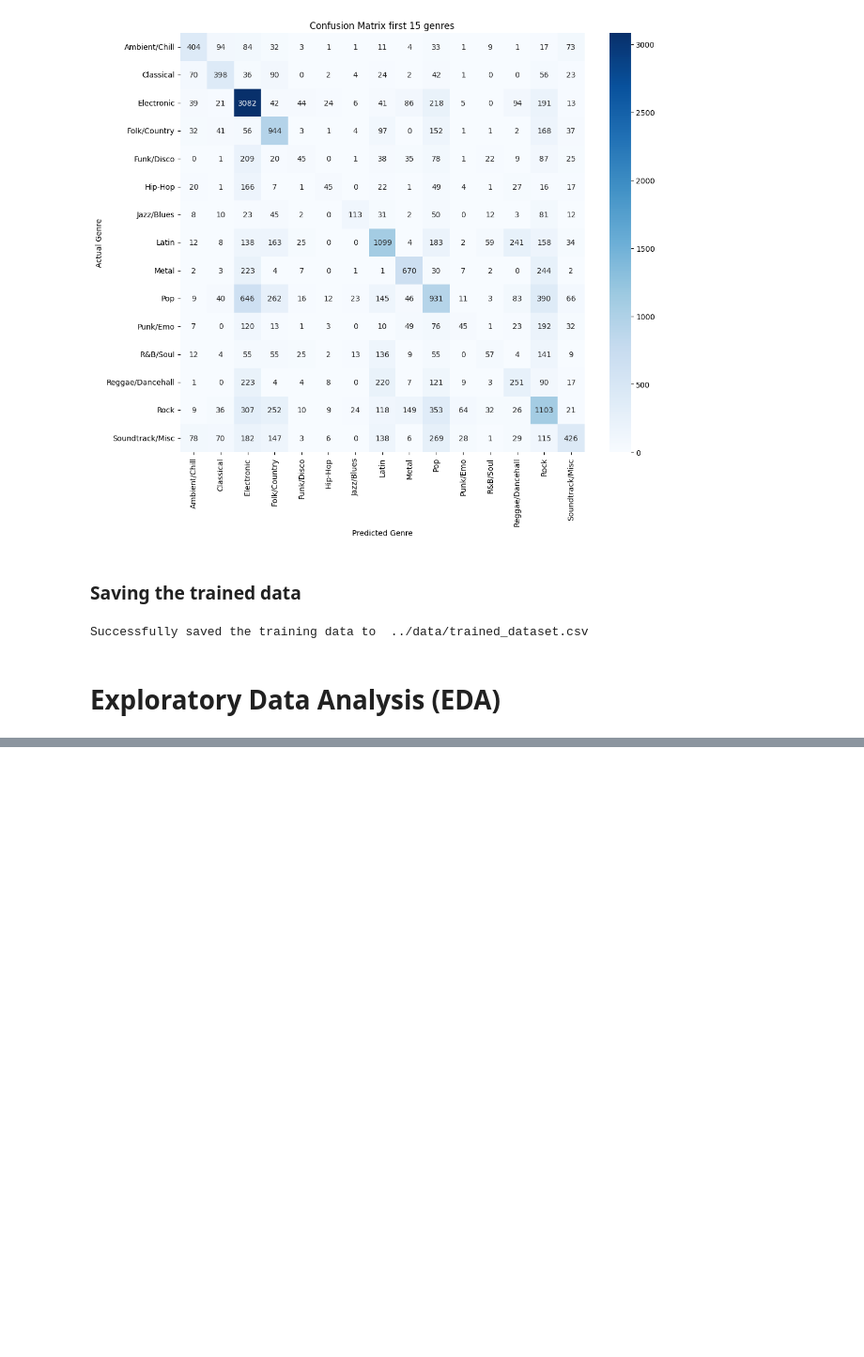
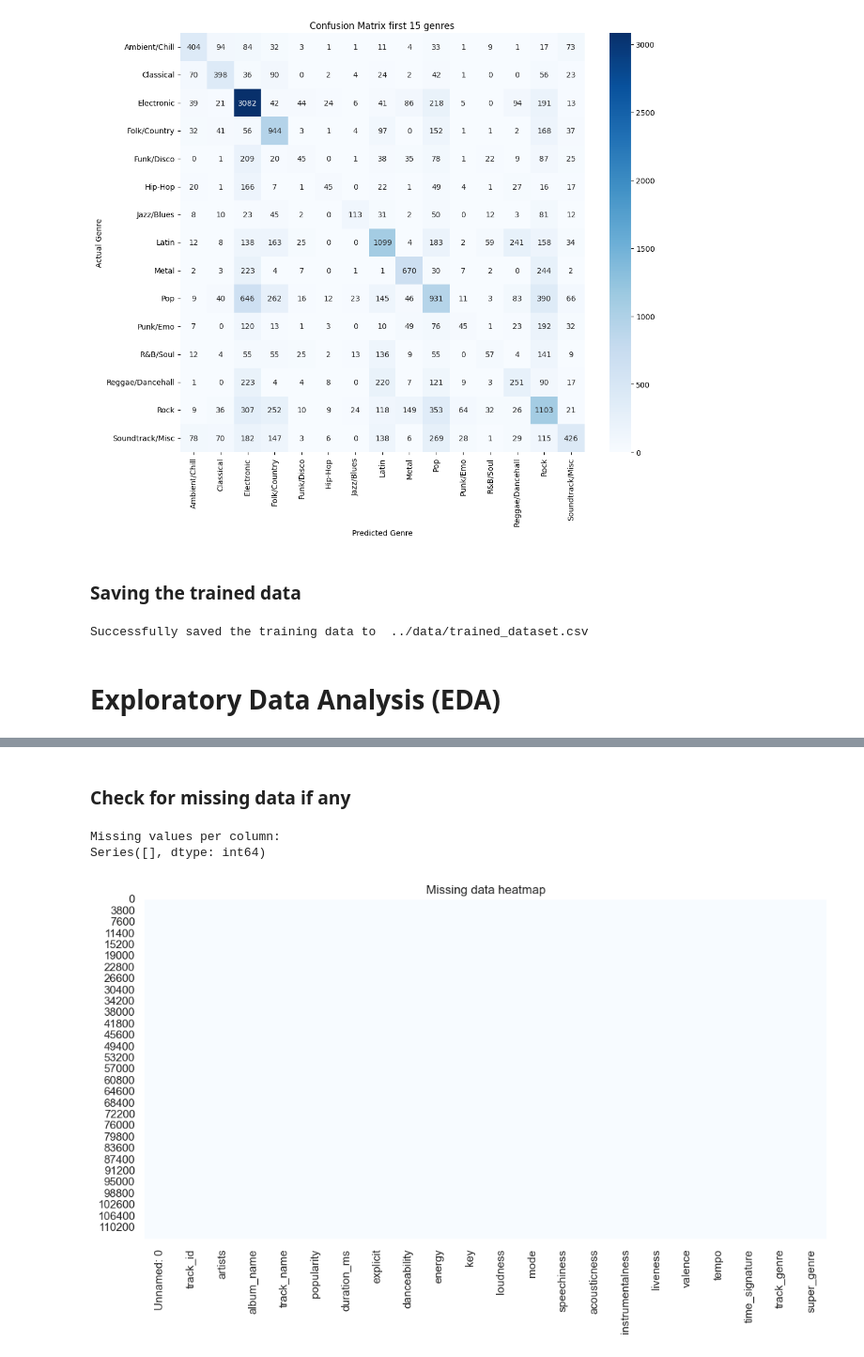
Before and after one commit to aarushchaudhary/musicgenreclassification, a Jupyter notebook: notebooks/analysis.ipynb, the cells around one changed output, grey strips where cells are left out. Shown: that part at 94% size. Cells and saved outputs as stored; diff of their text form; code cells hidden in the pictures; blank space fills up the shorter version.

```diff
--- a/notebooks/analysis.ipynb
+++ b/notebooks/analysis.ipynb
@@ -210,0 +219,8 @@ Successfully saved the training data to  ../data/trained_dataset.csv
+# %%
+# setting styles for seaborn plots
+sns.set(style="whitegrid")
+# loading the trained dataset
+trained_data=pd.read_csv('../data/trained_dataset.csv')
+trained_df=pd.DataFrame(trained_data)
+# displaying first 5 rows
+print(trained_df.head(5))
@@ -210,0 +270,16 @@ Successfully saved the training data to  ../data/trained_dataset.csv
+# %% [markdown]
+### Check for missing data if any
+# %%
+# getting sum of null values for each column
+missing_values=trained_df.isnull().sum()
+print("Missing values per column: ")
+print(missing_values[missing_values>0])
+# visualizing null values using heatmap
+plt.figure(figsize=(12,6))
+sns.heatmap(trained_df.isnull(),cbar=False,cmap='Blues')
+plt.title("Missing data heatmap")
+plt.show()
+# %% [output]
+Missing values per column:
+Series([], dtype: int64)
+[figure, added]
```
Also changed, not shown: parts of 21 cells of this notebook, 6 other files.
